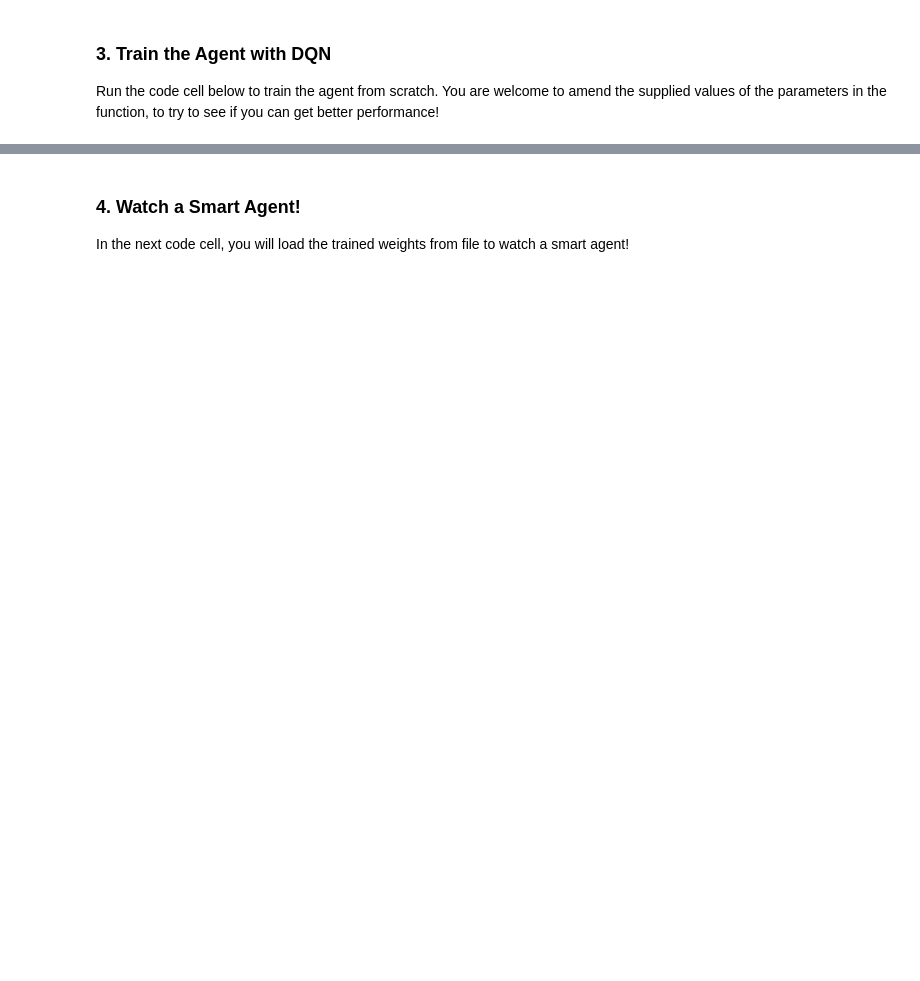
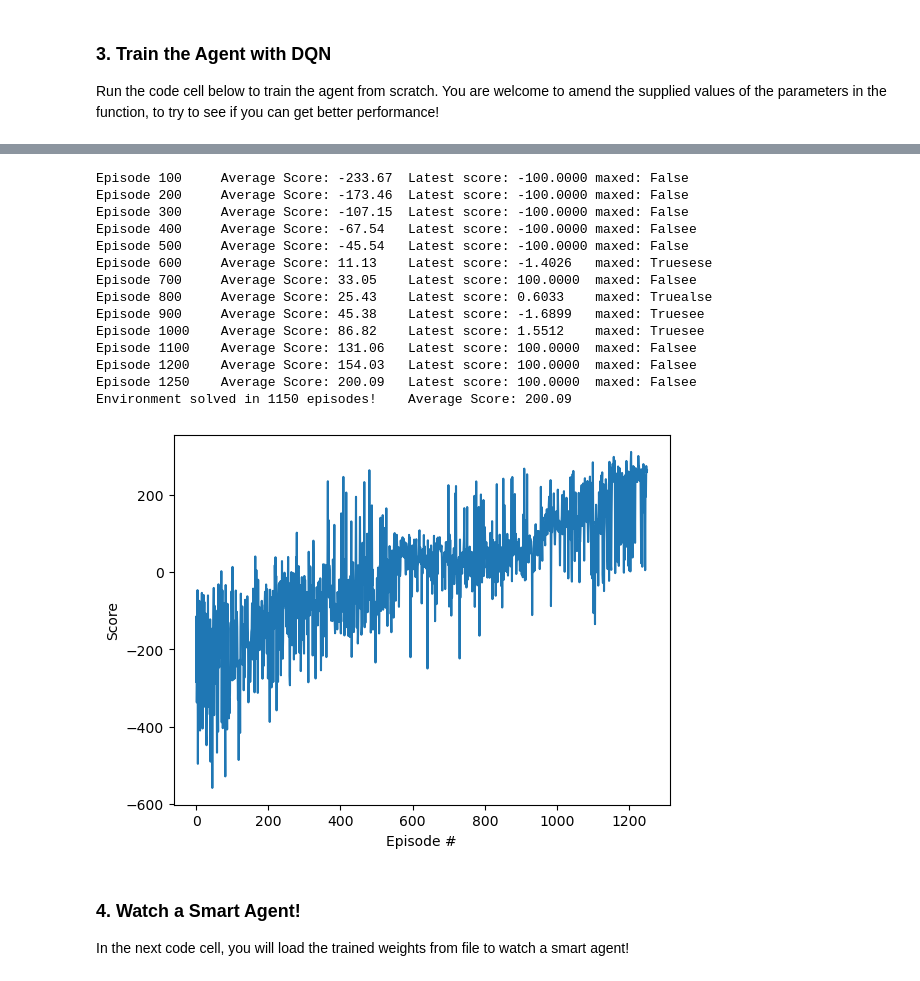
Before and after one commit to armhzjz/deep-reinforcement-learning, a Jupyter notebook: dqn/exercise/Deep_Q_Network.ipynb, the cells around one changed output, grey strips where cells are left out. Cells and saved outputs as stored; diff of their text form; code cells hidden in the pictures; blank space fills up the shorter version.

```diff
--- a/dqn/exercise/Deep_Q_Network.ipynb
+++ b/dqn/exercise/Deep_Q_Network.ipynb
@@ -100,3 +164,69 @@ plt.show()
+# %%
+def dqn(n_episodes=2000, max_t=500, eps_start=1.0, eps_end=0.01, eps_decay=0.995):
+    """Deep Q-Learning.
+
+    Params
+    ======
+        n_episodes (int): maximum number of training episodes
+        max_t (int): maximum number of timesteps per episode
+        eps_start (float): starting value of epsilon, for epsilon-greedy action selection
+        eps_end (float): minimum value of epsilon
+        eps_decay (float): multiplicative factor (per episode) for decreasing epsilon
+    """
+    scores = []                        # list containing scores from each episode
+    scores_window = deque(maxlen=100)  # last 100 scores
+    eps = eps_start                    # initialize epsilon
+    for i_episode in range(1, n_episodes+1):
+        state = env.reset()[0]
+        score = 0
+        maxed = True
+        for t in range(max_t):
+        #while(1):
+            action = agent.act(state, eps)
+            next_state, reward, done, truncated, _ = env.step(action)
+            agent.step(state, action, reward, next_state, done)
+            state = next_state
+            score += reward
+            if done:  # or truncated:
+                maxed = False
+                break
+        scores_window.append(score)       # save most recent score
+        scores.append(score)              # save most recent score
+        eps = max(eps_end, eps_decay*eps) # decrease epsilon
+        print('\rEpisode {}\tAverage Score: {:.2f}\tLatest score: {:.4f}\tmaxed: {}'.format(i_episode, np.mean(scores_window), reward, maxed), end="")
+        if i_episode % 100 == 0:
+            print('\rEpisode {}\tAverage Score: {:.2f}\tLatest score: {:.4f}\tmaxed: {}'.format(i_episode, np.mean(scores_window), reward, maxed))
+        if np.mean(scores_window)>=200.0:
+            print('\nEnvironment solved in {:d} episodes!\tAverage Score: {:.2f}'.format(i_episode-100, np.mean(scores_window)))
+            torch.save(agent.qnetwork_local.state_dict(), 'checkpoint.pth')
+            break
+    return scores
+
+scores = dqn()
+
+# plot the scores
+fig = plt.figure()
+ax = fig.add_subplot(111)
+plt.plot(np.arange(len(scores)), scores)
+plt.ylabel('Score')
+plt.xlabel('Episode #')
+plt.show()
+# %% [output]
+Episode 100     Average Score: -233.67  Latest score: -100.0000 maxed: False
+Episode 200     Average Score: -173.46  Latest score: -100.0000 maxed: False
+Episode 300     Average Score: -107.15  Latest score: -100.0000 maxed: False
+Episode 400     Average Score: -67.54   Latest score: -100.0000 maxed: Falsee
+Episode 500     Average Score: -45.54   Latest score: -100.0000 maxed: False
+Episode 600     Average Score: 11.13    Latest score: -1.4026   maxed: Truesese
+Episode 700     Average Score: 33.05    Latest score: 100.0000  maxed: Falsee
+Episode 800     Average Score: 25.43    Latest score: 0.6033    maxed: Truealse
+Episode 900     Average Score: 45.38    Latest score: -1.6899   maxed: Truesee
+Episode 1000    Average Score: 86.82    Latest score: 1.5512    maxed: Truesee
+Episode 1100    Average Score: 131.06   Latest score: 100.0000  maxed: Falsee
+Episode 1200    Average Score: 154.03   Latest score: 100.0000  maxed: Falsee
+Episode 1250    Average Score: 200.09   Latest score: 100.0000  maxed: Falsee
+Environment solved in 1150 episodes!    Average Score: 200.09
+[figure, added]
 # %% [markdown]
 ### 4. Watch a Smart Agent!
 
```
Also changed, not shown: parts of 7 cells of this notebook, 2 other files.
